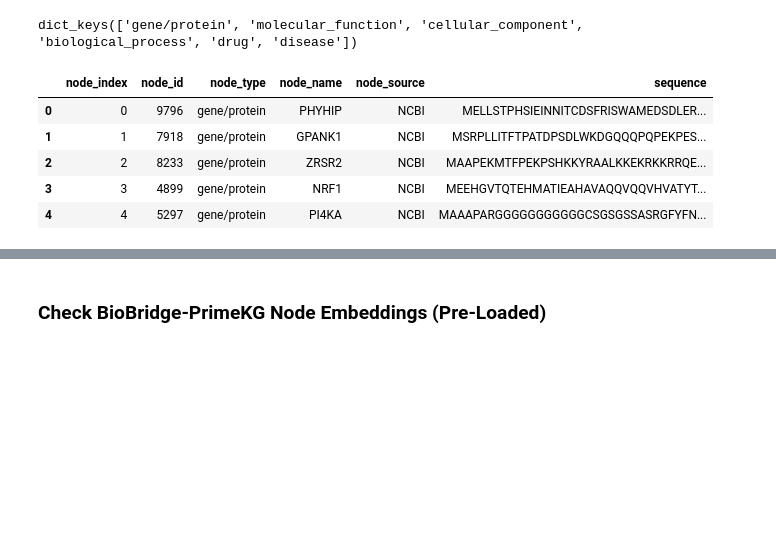
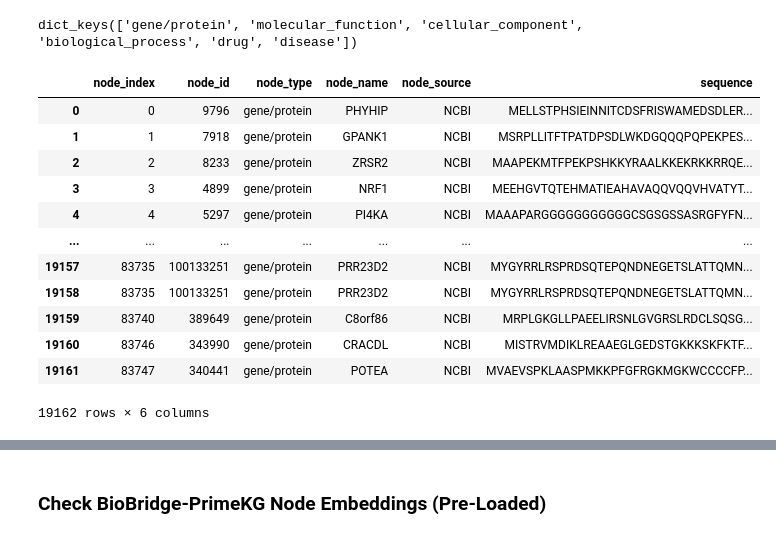
Before and after one commit to varsha1206/AIAgents4Pharma, a Jupyter notebook: docs/notebooks/talk2knowledgegraphs/tutorial_biobridge_primekg_loader.ipynb, the cells around one changed output, grey strips where cells are left out. Drawn from its saved outputs; the diff is of its cells as text; code cells hidden in the pictures; blank space fills up the shorter version.

```diff
--- a/docs/notebooks/talk2knowledgegraphs/tutorial_biobridge_primekg_loader.ipynb
+++ b/docs/notebooks/talk2knowledgegraphs/tutorial_biobridge_primekg_loader.ipynb
@@ -174,13 +174,20 @@ biobridge_node_info.keys()
 dict_keys(['gene/protein', 'molecular_function', 'cellular_component', 'biological_process', 'drug', 'disease'])
 # %%
 # Check a sample node information of gene/protein
-biobridge_node_info['gene/protein'].head()
+biobridge_node_info['gene/protein']
 # %% [output]
 |  | node_index | node_id | node_type | node_name | node_source | sequence |
 | 0 | 0 | 9796 | gene/protein | PHYHIP | NCBI | MELLSTPHSIEINNITCDSFRISWAMEDSDLER... |
 | 1 | 1 | 7918 | gene/protein | GPANK1 | NCBI | MSRPLLITFTPATDPSDLWKDGQQQPQPEKPES... |
 | 2 | 2 | 8233 | gene/protein | ZRSR2 | NCBI | MAAPEKMTFPEKPSHKKYRAALKKEKRKKRRQE... |
 | 3 | 3 | 4899 | gene/protein | NRF1 | NCBI | MEEHGVTQTEHMATIEAHAVAQQVQQVHVATYT... |
 | 4 | 4 | 5297 | gene/protein | PI4KA | NCBI | MAAAPARGGGGGGGGGGGCSGSGSSASRGFYFN... |
+| ... | ... | ... | ... | ... | ... | ... |
+| 19157 | 83735 | 100133251 | gene/protein | PRR23D2 | NCBI | MYGYRRLRSPRDSQTEPQNDNEGETSLATTQMN... |
+| 19158 | 83735 | 100133251 | gene/protein | PRR23D2 | NCBI | MYGYRRLRSPRDSQTEPQNDNEGETSLATTQMN... |
+| 19159 | 83740 | 389649 | gene/protein | C8orf86 | NCBI | MRPLGKGLLPAEELIRSNLGVGRSLRDCLSQSG... |
+| 19160 | 83746 | 343990 | gene/protein | CRACDL | NCBI | MISTRVMDIKLREAAEGLGEDSTGKKKSKFKTF... |
+| 19161 | 83747 | 340441 | gene/protein | POTEA | NCBI | MVAEVSPKLAASPMKKPFGFRGKMGKWCCCCFP... |
+19162 rows × 6 columns
 # %%
 # Check a sample node information of molecular_function
```
Also changed, not shown: parts of 5 cells of this notebook, 5 other files.
